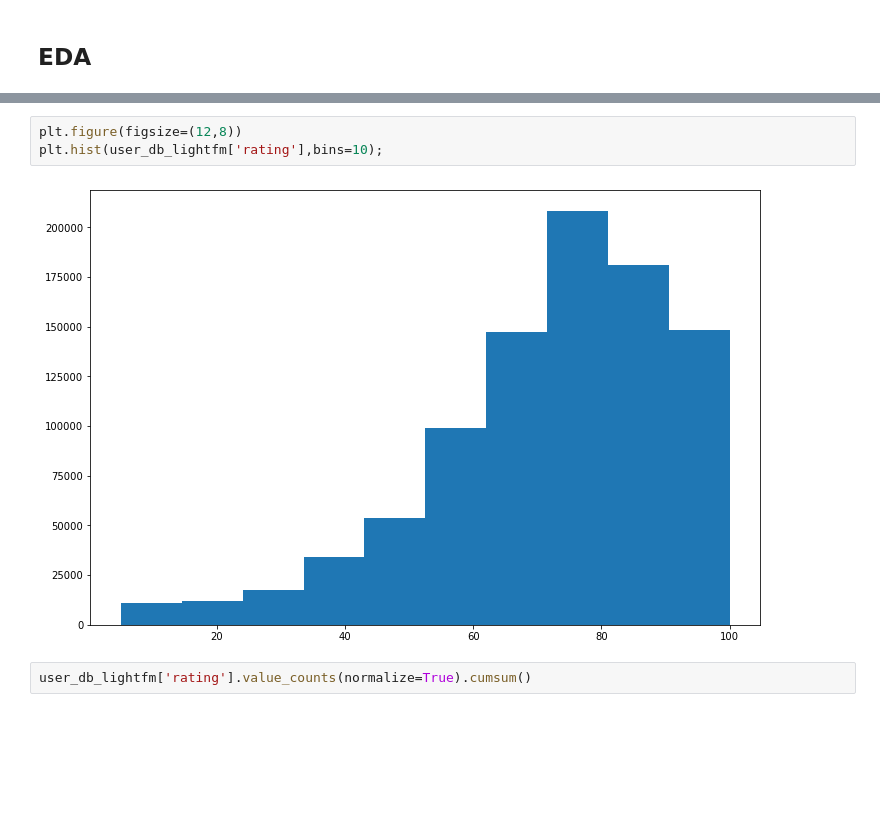
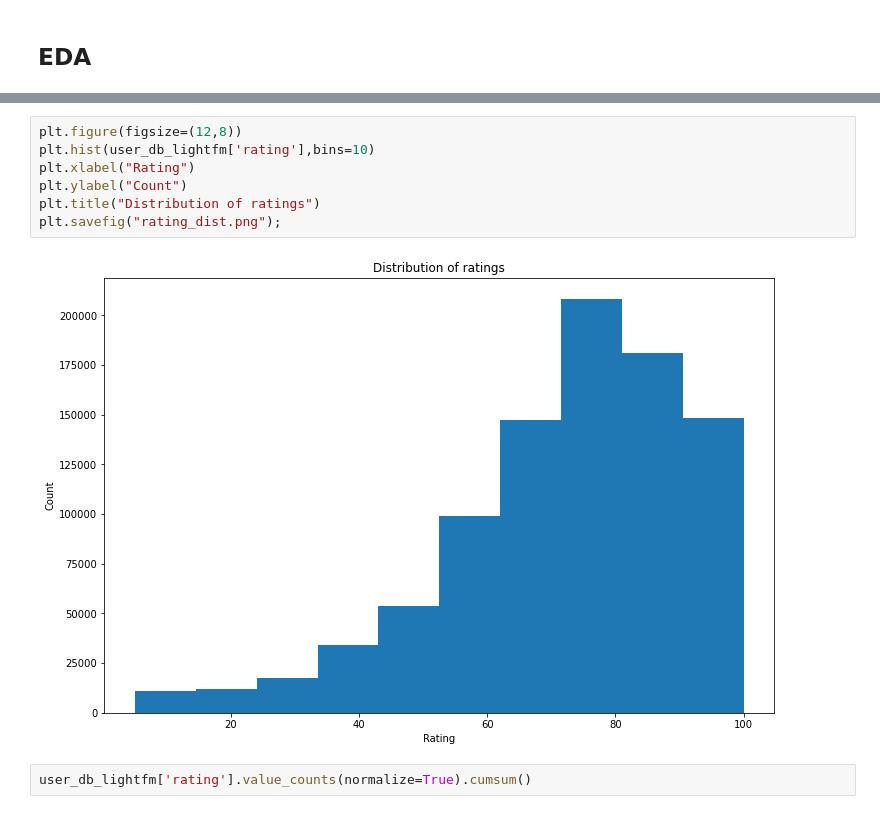
Before and after one commit to erhyukiat/anime-recommender, a Jupyter notebook: code/anilist-02-data-cleaning-eda.ipynb, the cells around one changed output, grey strips where cells are left out. Saved outputs shown, nothing was run; the diff lists cells and outputs as text; blank space fills up the shorter version.

```diff
--- a/code/anilist-02-data-cleaning-eda.ipynb
+++ b/code/anilist-02-data-cleaning-eda.ipynb
@@ -318,8 +225,12 @@ anime_db_18.to_pickle("../data/anime_db_18_cleaned.pkl")
 # %%
 plt.figure(figsize=(12,8))
-plt.hist(user_db_lightfm['rating'],bins=10);
+plt.hist(user_db_lightfm['rating'],bins=10)
+plt.xlabel("Rating")
+plt.ylabel("Count")
+plt.title("Distribution of ratings")
+plt.savefig("rating_dist.png");
 # %% [output]
-[figure, old version]
+[figure, new version]
 # %%
 user_db_lightfm['rating'].value_counts(normalize=True).cumsum()
 # %% [output]
```
Also changed, not shown: parts of 75 cells of this notebook, 3 other files.
